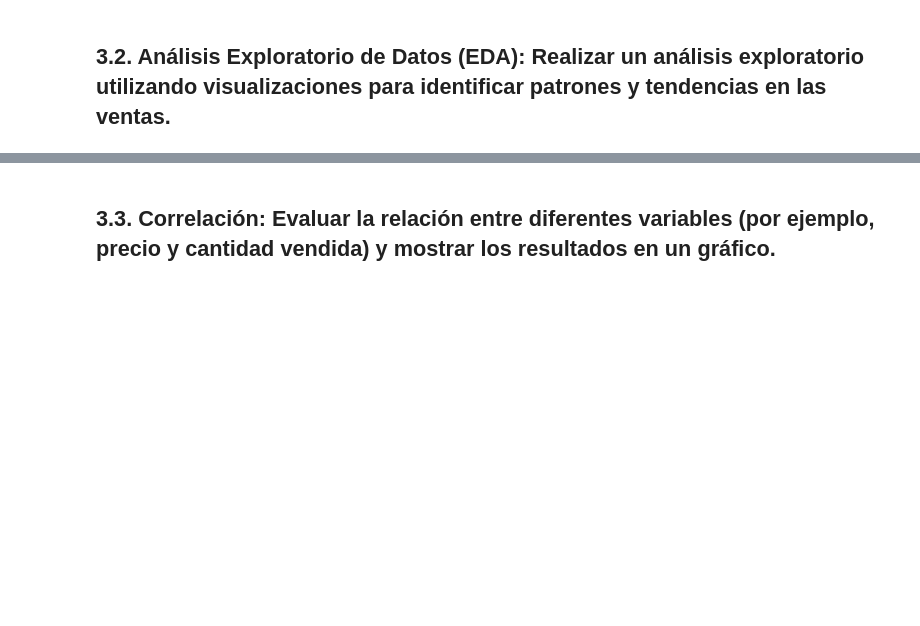
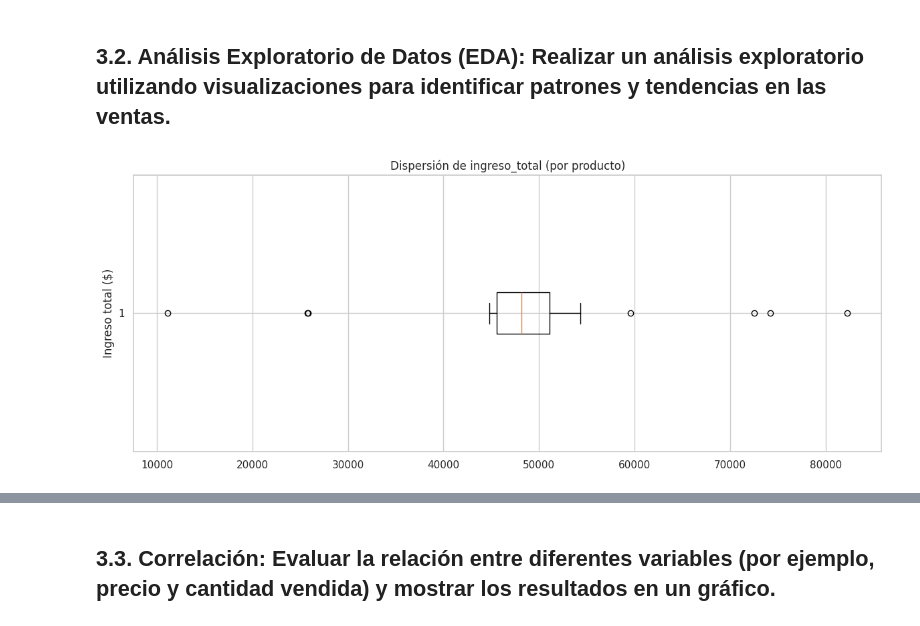
Before and after one commit to rominadelosangelesgalvan-creator/pre_entrega_romina_galvan_DAwPython, a Jupyter notebook: Entrega_final_romina_galvan.ipynb, the cells around one changed output, grey strips where cells are left out. Saved outputs shown, nothing was run; the diff lists cells and outputs as text; code cells hidden in the pictures; blank space fills up the shorter version.

```diff
--- a/Entrega_final_romina_galvan.ipynb
+++ b/Entrega_final_romina_galvan.ipynb
@@ -1028,2 +1021,19 @@ Outliers detectados:
 # %% [markdown]
 ## 3.2. Análisis Exploratorio de Datos (EDA): Realizar un análisis exploratorio utilizando visualizaciones para identificar patrones y tendencias en las ventas.
+# %%
+# =========================================
+# 📦 Boxplot: dispersión de ingreso_total (por producto)
+# =========================================
+
+import matplotlib.pyplot as plt  # importamos matplotlib
+
+vals = resumen_prod['ingreso_total'].dropna()  # tomamos valores numéricos y quitamos NaN
+
+plt.figure(figsize=(12, 5))                     # tamaño del gráfico
+plt.boxplot(vals, vert=False)                   # dibujamos boxplot vertical
+plt.title('Dispersión de ingreso_total (por producto)')  # título
+plt.ylabel('Ingreso total ($)')                # etiqueta del eje Y
+plt.tight_layout()                              # ajustar márgenes
+plt.show()
+# %% [output]
+[figure, added]
```
Also changed, not shown: parts of 23 cells of this notebook.
